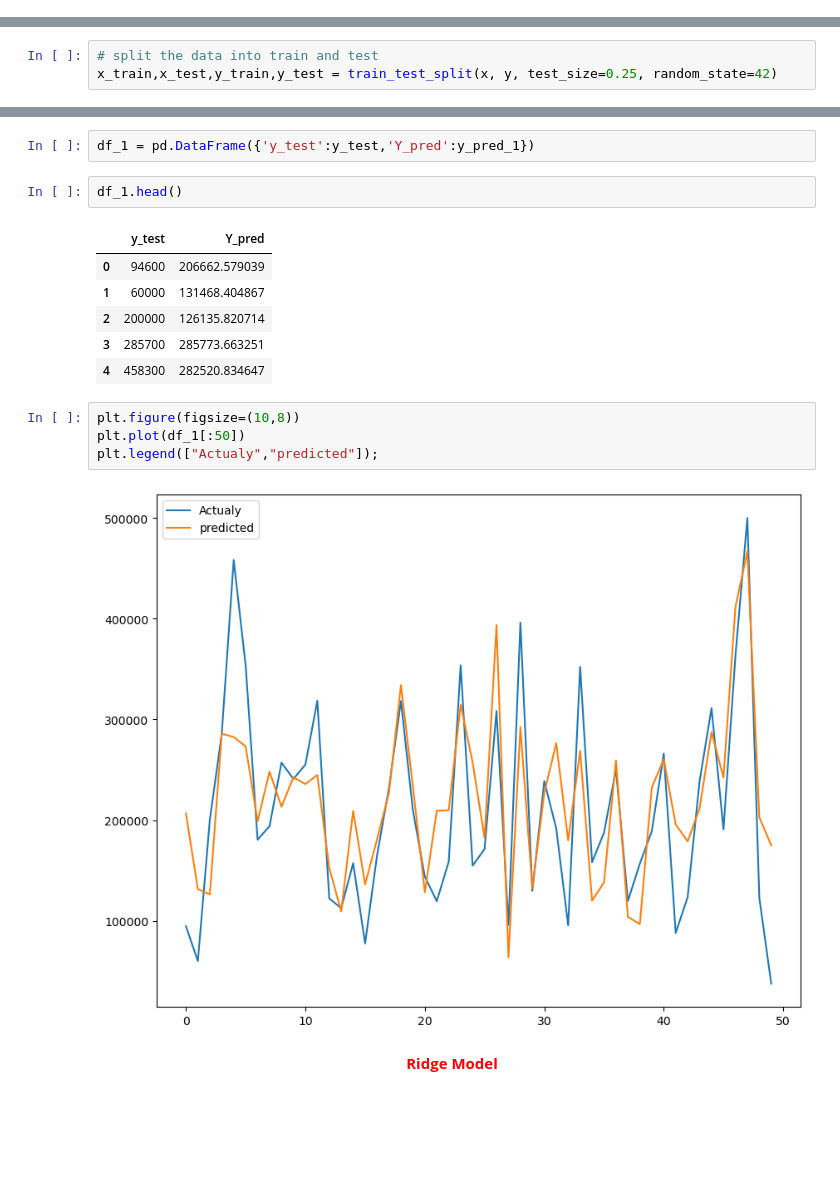
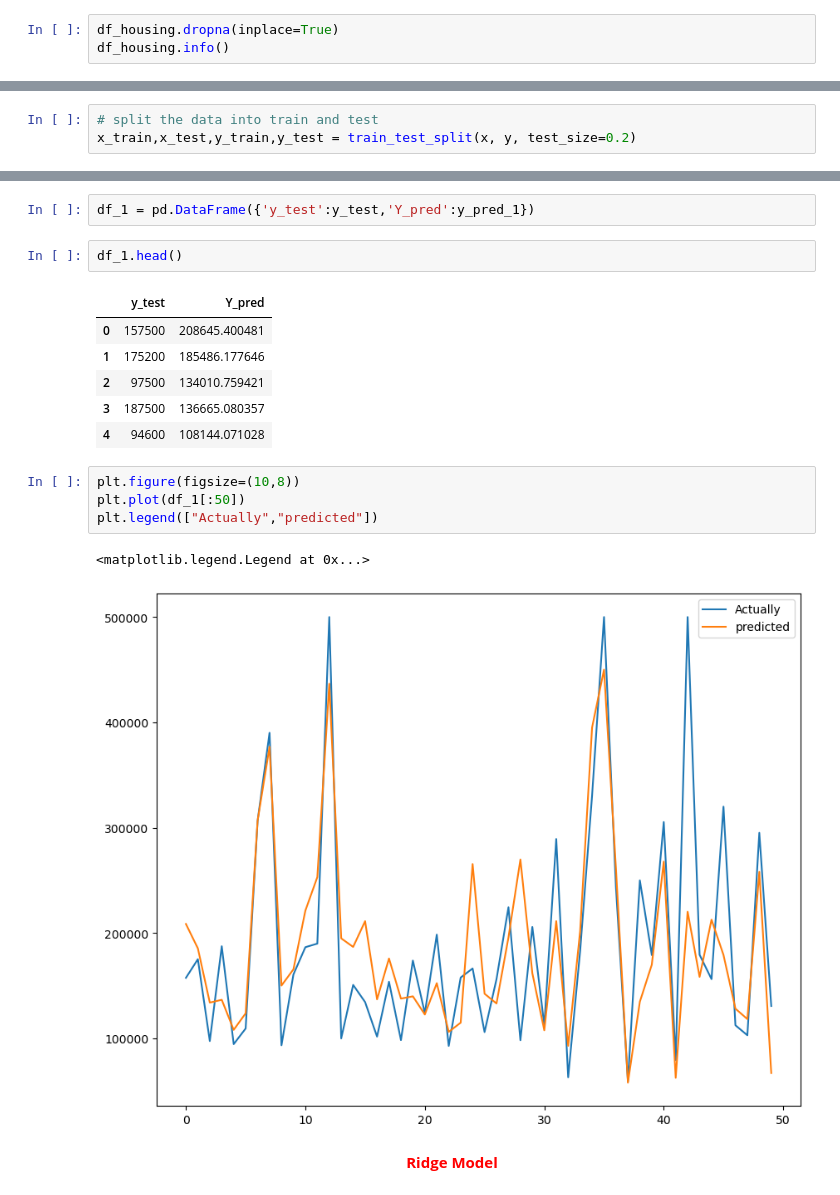
Before and after one commit to sangnguyen02/ML_FinalReport, a Jupyter notebook: FinalProject.ipynb, the cells around one changed output, grey strips where cells are left out. Drawn from its saved outputs; the diff is of its cells as text; blank space fills up the shorter version.

```diff
--- a/FinalProject.ipynb
+++ b/FinalProject.ipynb
@@ -84,3 +84,6 @@ median_income           0
 median_house_value      0
 ocean_proximity         0
 dtype: int64
+# %%
+df_housing.dropna(inplace=True)
+df_housing.info()
@@ -330,4 +351,4 @@ y= house['median_house_value'].values
 from sklearn.model_selection import train_test_split
 # %%
 # split the data into train and test
-x_train,x_test,y_train,y_test = train_test_split(x, y, test_size=0.25, random_state=42)
+x_train,x_test,y_train,y_test = train_test_split(x, y, test_size=0.2)
@@ -382,17 +420,18 @@ df_1 = pd.DataFrame({'y_test':y_test,'Y_pred':y_pred_1})
 df_1.head()
 # %% [output]
 |  | y_test | Y_pred |
-| 0 | 94600 | 206662.579039 |
-| 1 | 60000 | 131468.404867 |
-| 2 | 200000 | 126135.820714 |
-| 3 | 285700 | 285773.663251 |
-| 4 | 458300 | 282520.834647 |
+| 0 | 157500 | 208645.400481 |
+| 1 | 175200 | 185486.177646 |
+| 2 | 97500 | 134010.759421 |
+| 3 | 187500 | 136665.080357 |
+| 4 | 94600 | 108144.071028 |
 # %%
 plt.figure(figsize=(10,8))
 plt.plot(df_1[:50])
-plt.legend(["Actualy","predicted"]);
+plt.legend(["Actually","predicted"])
 # %% [output]
+<matplotlib.legend.Legend at 0x...>
-[figure, old version]
+[figure, new version]
 # %% [markdown]
 <center><b><font size="25" color='red'>Ridge Model</font></b></center>
 # %%
```
Also changed, not shown: parts of 71 cells of this notebook.
